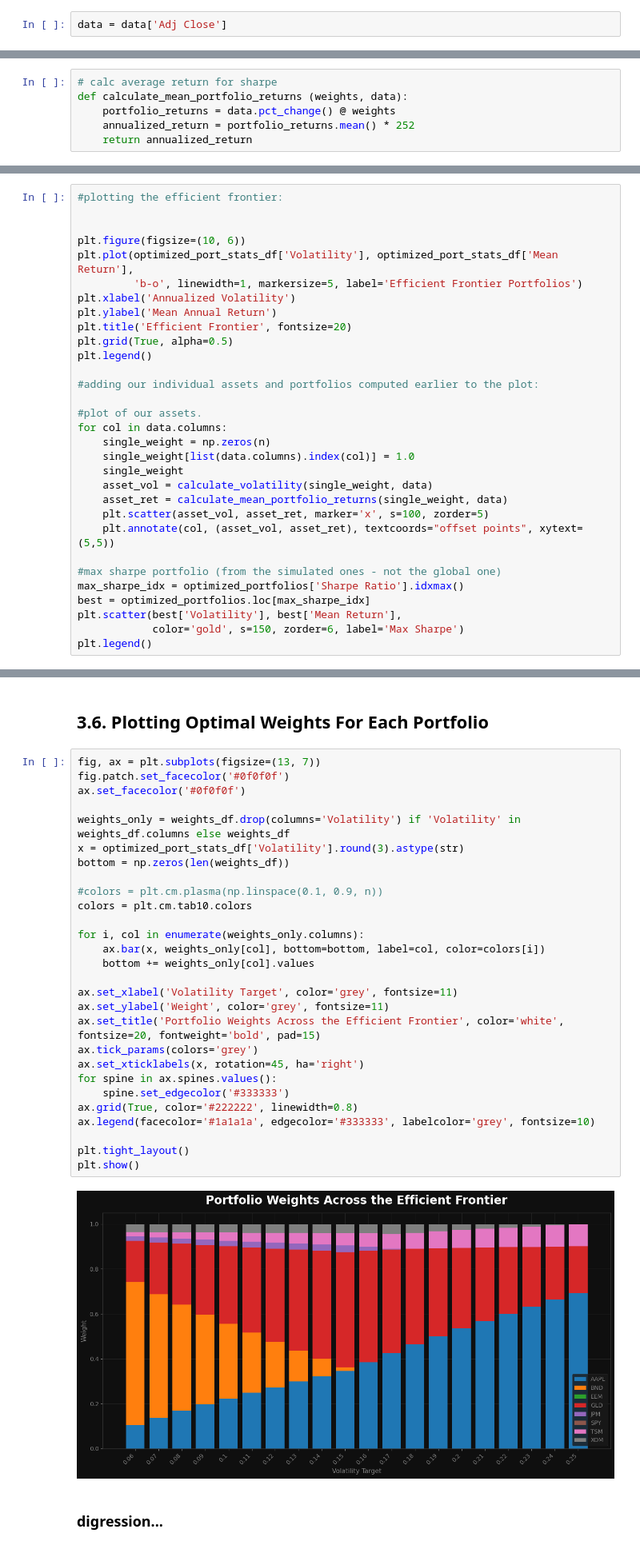
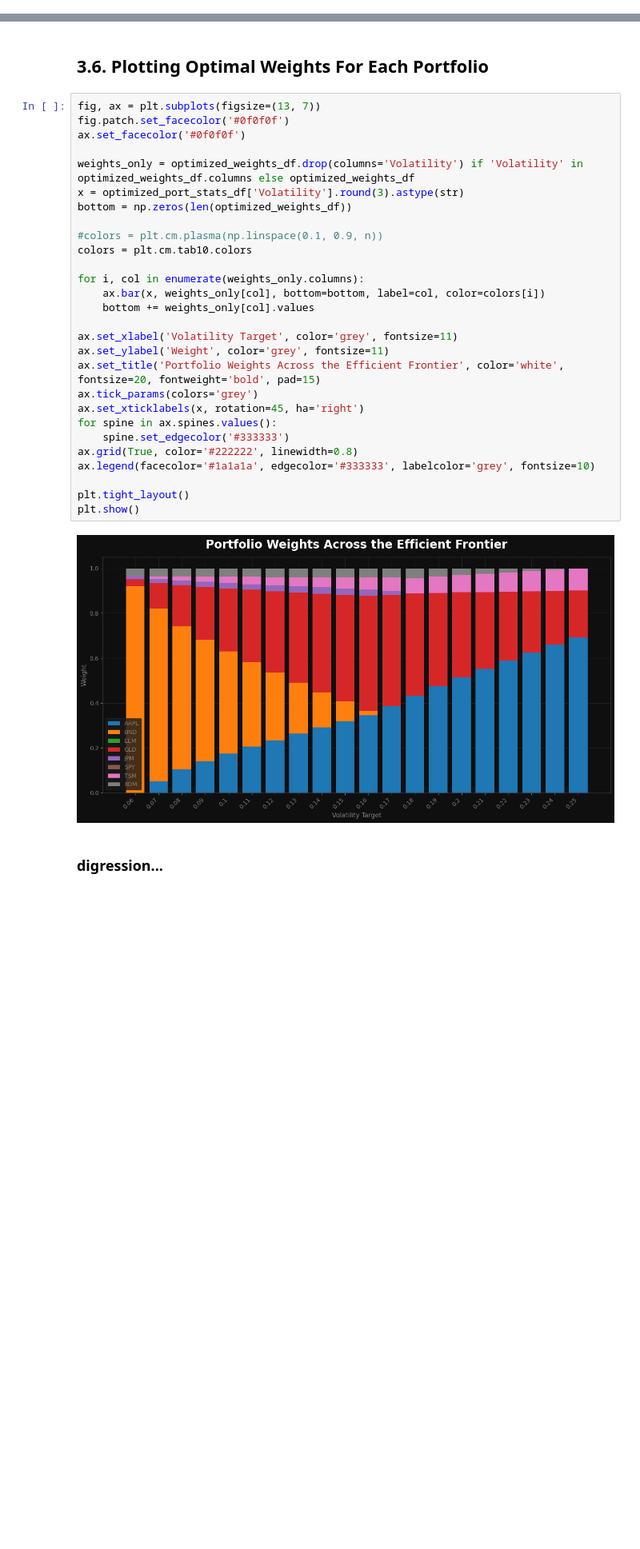
Before and after one commit to szymon-ml/quant-portfolio-analysis, a Jupyter notebook: notebooks/unstructured_testing.ipynb, the cells around one changed output, grey strips where cells are left out. Shown at 80% size. Saved outputs shown, nothing was run; the diff lists cells and outputs as text; blank space fills up the shorter version.

```diff
--- a/notebooks/unstructured_testing.ipynb
+++ b/notebooks/unstructured_testing.ipynb
@@ -33,5 +28,3 @@ data.head()
-# %%
-data = data['Adj Close']
 # %%
 data.shape
 # %% [output]
@@ -591,6 +522,0 @@ np.float64(0.17880755659494682)
-# %%
-# calc average return for sharpe
-def calculate_mean_portfolio_returns (weights, data):
-    portfolio_returns = data.pct_change() @ weights
-    annualized_return = portfolio_returns.mean() * 252
-    return annualized_return
@@ -1251,33 +899,2 @@ optimized_weights_df
 # %% [markdown]
 ## 3.5. Plotting Efficient Frontier
-# %%
-#plotting the efficient frontier:
-
-
-plt.figure(figsize=(10, 6))
-plt.plot(optimized_port_stats_df['Volatility'], optimized_port_stats_df['Mean Return'],
-         'b-o', linewidth=1, markersize=5, label='Efficient Frontier Portfolios')
-plt.xlabel('Annualized Volatility')
-plt.ylabel('Mean Annual Return')
-plt.title('Efficient Frontier', fontsize=20)
-plt.grid(True, alpha=0.5)
-plt.legend()
-
-#adding our individual assets and portfolios computed earlier to the plot:
-
-#plot of our assets.
-for col in data.columns:
-    single_weight = np.zeros(n)
-    single_weight[list(data.columns).index(col)] = 1.0
-    single_weight
-    asset_vol = calculate_volatility(single_weight, data)
-    asset_ret = calculate_mean_portfolio_returns(single_weight, data)
-    plt.scatter(asset_vol, asset_ret, marker='x', s=100, zorder=5)
-    plt.annotate(col, (asset_vol, asset_ret), textcoords="offset points", xytext=(5,5))
-
-#max sharpe portfolio (from the simulated ones - not the global one)
-max_sharpe_idx = optimized_portfolios['Sharpe Ratio'].idxmax()
-best = optimized_portfolios.loc[max_sharpe_idx]
-plt.scatter(best['Volatility'], best['Mean Return'],
-            color='gold', s=150, zorder=6, label='Max Sharpe')
-plt.legend()
@@ -1358,33 +972,33 @@ optimized_weights_df
 # %%
 fig, ax = plt.subplots(figsize=(13, 7))
 fig.patch.set_facecolor('#0f0f0f')
 ax.set_facecolor('#0f0f0f')
 
-weights_only = weights_df.drop(columns='Volatility') if 'Volatility' in weights_df.columns else weights_df
+weights_only = optimized_weights_df.drop(columns='Volatility') if 'Volatility' in optimized_weights_df.columns else optimized_weights_df
 x = optimized_port_stats_df['Volatility'].round(3).astype(str)
-bottom = np.zeros(len(weights_df))
+bottom = np.zeros(len(optimized_weights_df))
 
 #colors = plt.cm.plasma(np.linspace(0.1, 0.9, n))
 colors = plt.cm.tab10.colors
 
 for i, col in enumerate(weights_only.columns):
     ax.bar(x, weights_only[col], bottom=bottom, label=col, color=colors[i])
     bottom += weights_only[col].values
 
 ax.set_xlabel('Volatility Target', color='grey', fontsize=11)
 ax.set_ylabel('Weight', color='grey', fontsize=11)
 ax.set_title('Portfolio Weights Across the Efficient Frontier', color='white', fontsize=20, fontweight='bold', pad=15)
 ax.tick_params(colors='grey')
 ax.set_xticklabels(x, rotation=45, ha='right')
 for spine in ax.spines.values():
     spine.set_edgecolor('#333333')
 ax.grid(True, color='#222222', linewidth=0.8)
 ax.legend(facecolor='#1a1a1a', edgecolor='#333333', labelcolor='grey', fontsize=10)
 
 plt.tight_layout()
 plt.show()
 # %% [output]
-[figure, old version]
+[figure, new version]
 # %% [markdown]
 ### digression...
 # %%
```
Also changed, not shown: parts of 110 cells of this notebook, 14 other files.
